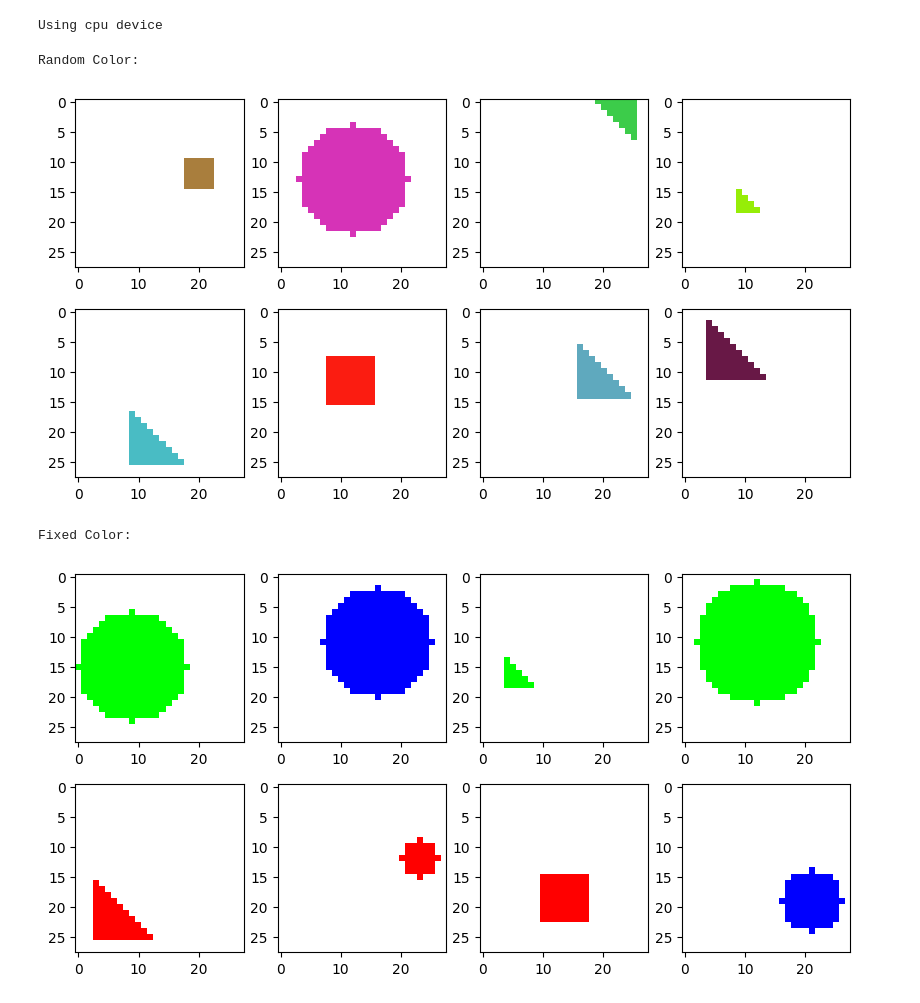
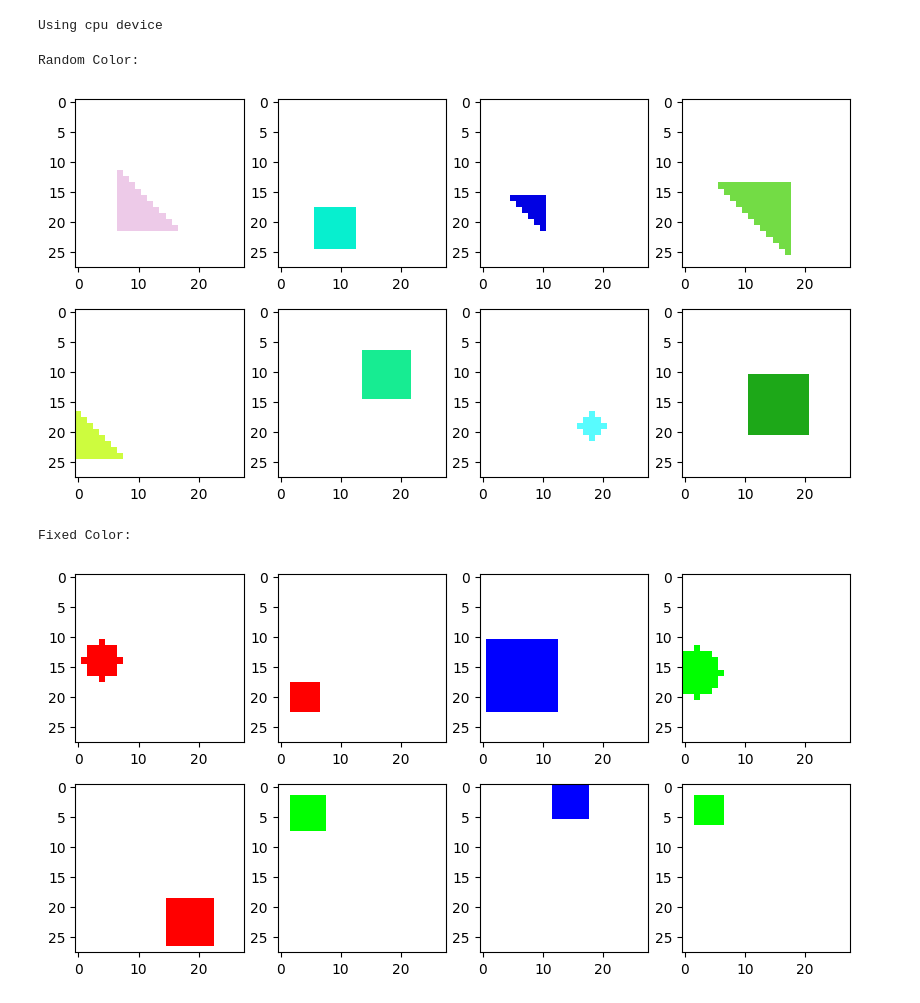
Before and after one commit to SergeiDBykov/ai-side-projects, a Jupyter notebook: VAE_synthetic_data/2d_VAE.ipynb, the cells around one changed output. Cells and saved outputs as stored; diff of their text form; code cells hidden in the pictures.

Commit message:
add labels to 2d VAE project

```diff
--- a/VAE_synthetic_data/2d_VAE.ipynb
+++ b/VAE_synthetic_data/2d_VAE.ipynb
@@ -17,7 +17,7 @@ Using cpu device
 
 
 class GeometricFiguresDataset(torch.utils.data.Dataset):
-    def __init__(self, num_samples=1000, image_size=(28, 28), random_color=True, color_list=None):
+    def __init__(self, num_samples=2000, image_size=(28, 28), random_color=True, color_list=None):
         self.num_samples = num_samples
         self.image_size = image_size
         self.random_color = random_color
@@ -27,25 +27,33 @@ class GeometricFiguresDataset(torch.utils.data.Dataset):
         return self.num_samples
 
     def __getitem__(self, idx):
-        image = self.generate_image()
+        image, label = self.generate_image()
         image_tensor = torch.from_numpy(image).permute(2, 0, 1).float() / 255.0
-        return image_tensor
+        label_tensor = torch.tensor(label)
+        return image_tensor, label_tensor
 
     def generate_image(self):
         image = np.ones((self.image_size[0], self.image_size[1], 3), dtype=np.uint8) * 255  # White background
 
         shape = np.random.choice(['square', 'circle', 'triangle'])
         color = self.choose_color()
-        size = np.random.randint(3, self.image_size[0] // 2.5)
+        size = np.random.randint(3, self.image_size[0] // 2)
+        pos_x = np.random.randint(0, self.image_size[1] - size)
+        pos_y = np.random.randint(0, self.image_size[0] - size)
 
         if shape == 'square':
-            image = self.draw_square(image, size, color)
+            image = self.draw_square(image, x = pos_x, y = pos_y,  size=size, color=color)
         elif shape=='circle':
-            image = self.draw_circle(image, size, color)
+            image = self.draw_circle(image, x = pos_x, y = pos_y, radius=size//2, color=color)
         else:
-            image = self.draw_triangle(image, size, color)
+            image = self.draw_triangle(image, x = pos_x, y = pos_y, size=size, color=color)
 
-        return image
+        #label is the shape, color, size and position of the shape
+        shape_dict = {'square': 0, 'circle': 1, 'triangle': 2}
+        label = np.array([shape_dict[shape],  size, pos_x, pos_y, color[0], color[1], color[2]])
+
+
+        return image, label
 
     def choose_color(self):
         if self.random_color:
@@ -65,15 +73,11 @@ class GeometricFiguresDataset(torch.utils.data.Dataset):
                 return color_b
 
 
-    def draw_square(self, image, size, color):
-        x = np.random.randint(0, self.image_size[1] - size)
-        y = np.random.randint(0, self.image_size[0] - size)
+    def draw_square(self, image, x, y, size, color):
         image[y:y+size, x:x+size] = color
         return image
 
-    def draw_triangle(self, image, size, color):
-        x = np.random.randint(0, self.image_size[1] - size)
-        y = np.random.randint(0, self.image_size[0] - size)
+    def draw_triangle(self, image, x, y, size, color):
         image[y:y+size, x:x+size] = color
 
         # Determine whether to remove upper or lower half of the square
@@ -91,9 +95,7 @@ class GeometricFiguresDataset(torch.utils.data.Dataset):
                         image[y+i, x+j] = 255  # Background color
         return image
 
-    def draw_circle(self, image, radius, color):
-        x = np.random.randint(radius, self.image_size[1] - radius)
-        y = np.random.randint(radius, self.image_size[0] - radius)
+    def draw_circle(self, image, x, y, radius, color):
 
         yy, xx = np.ogrid[-y:image.shape[0]-y, -x:image.shape[1]-x]
         mask = xx*xx + yy*yy <= radius*radius
@@ -104,33 +106,35 @@ class GeometricFiguresDataset(torch.utils.data.Dataset):
 dataset_random_color = GeometricFiguresDataset(random_color=True)
 dataloader_random_color = torch.utils.data.DataLoader(dataset_random_color, batch_size=8, shuffle=True)
 
 dataset_fixed_color = GeometricFiguresDataset(random_color=False, color_list=[[255, 0, 0], [0, 255, 0], [0, 0, 255]])
 dataloader_fixed_color = torch.utils.data.DataLoader(dataset_fixed_color, batch_size=8, shuffle=True)
 
 # Visualize some samples with random color
 print("Random Color:")
 for batch in dataloader_random_color:
+    batch = batch[0]
     plt.figure(figsize=(10, 5))
     for i in range(batch.size(0)):
         plt.subplot(2, 4, i+1)
         plt.imshow(batch[i].permute(1, 2, 0).numpy())
         #plt.axis('off')
     plt.show()
     break  # Only visualize one batch
 
 # Visualize some samples with fixed color
 print("Fixed Color:")
 for batch in dataloader_fixed_color:
+    batch = batch[0]
     plt.figure(figsize=(10, 5))
     for i in range(batch.size(0)):
         plt.subplot(2, 4, i+1)
         plt.imshow(batch[i].permute(1, 2, 0).numpy())
         #plt.axis('off')
     plt.show()
     break  # Only visualize one batch
 # %% [output]
 Random Color:
-[figure, old version]
+[figure, new version]
 Fixed Color:
-[figure, old version]
+[figure, new version]
 # %%
```
Also changed, not shown: parts of 6 cells of this notebook, 1 other file.
